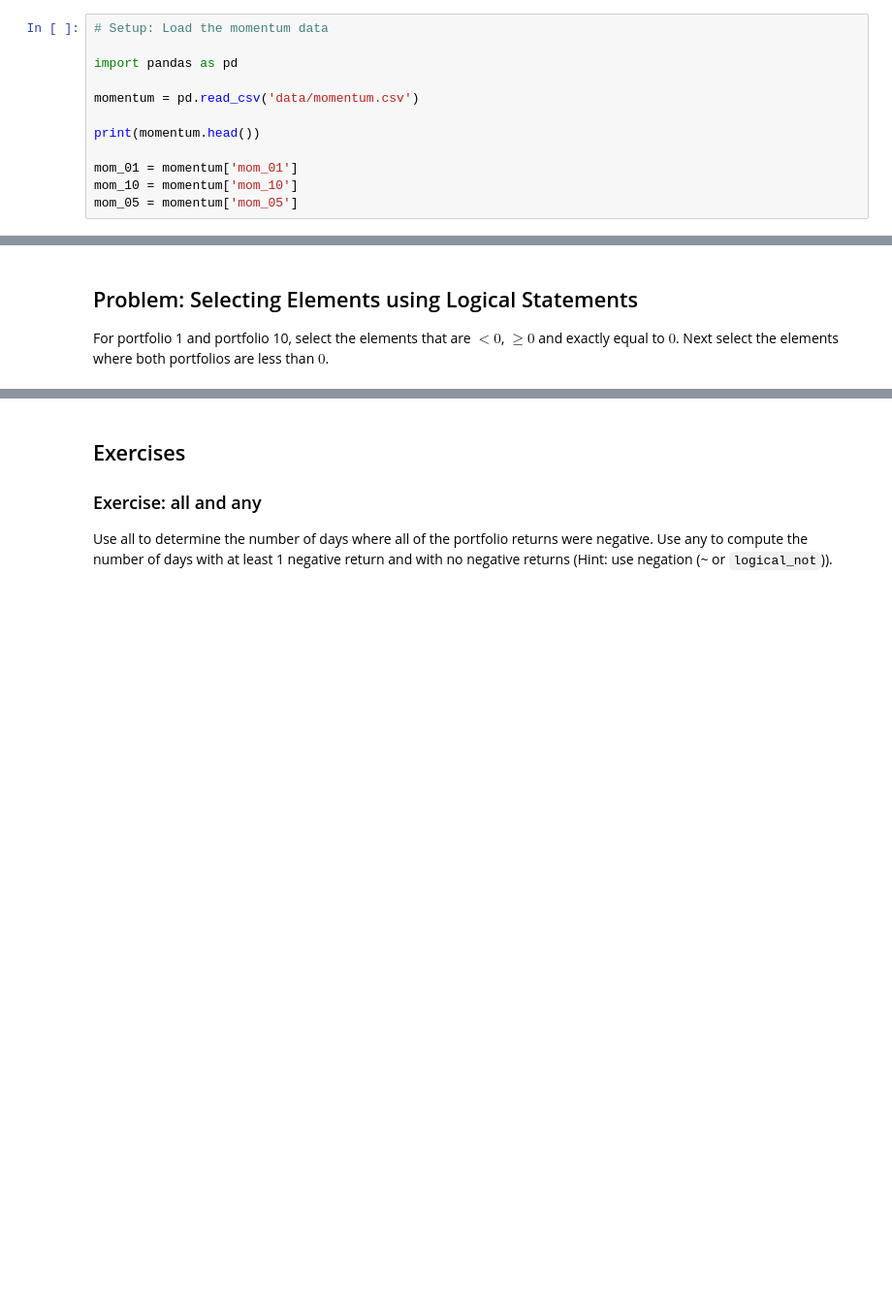
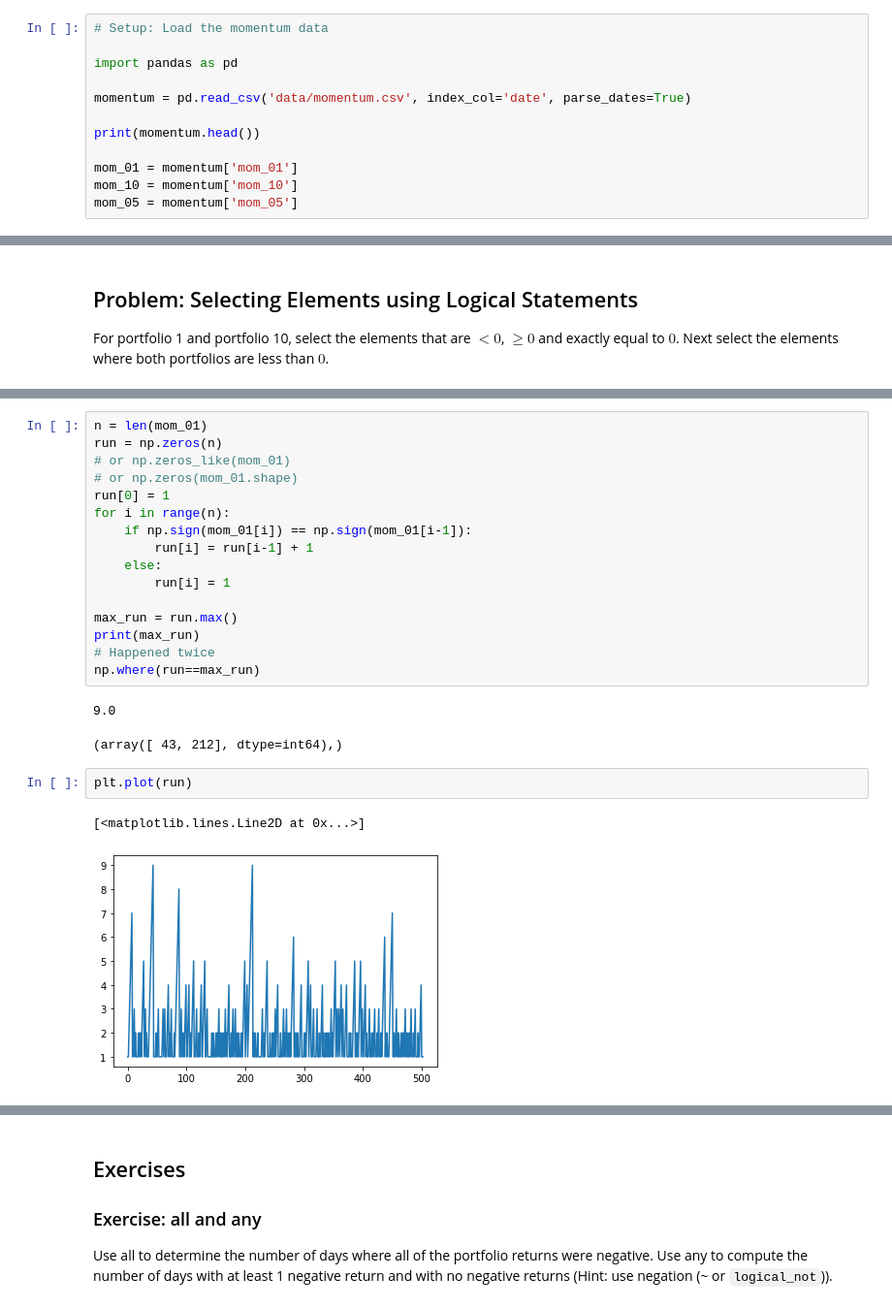
Before and after one commit to bashtage/python-introduction, a Jupyter notebook: solutions/lesson-7.ipynb, the cells around one changed output, grey strips where cells are left out. Shown at 97% size. Cells and saved outputs as stored; diff of their text form; blank space fills up the shorter version.

```diff
--- a/solutions/lesson-7.ipynb
+++ b/solutions/lesson-7.ipynb
@@ -14,7 +14,7 @@ Begin by loading the data in momentum.csv.
 
 import pandas as pd
 
-momentum = pd.read_csv('data/momentum.csv')
+momentum = pd.read_csv('data/momentum.csv', index_col='date', parse_dates=True)
 
 print(momentum.head())
 
@@ -104,3 +223,27 @@ You will need to use length and zeros.
 1. Compute the length longest run in the series and the index of the location of the longest run.
 Was it positive or negative?
 2. How many distinct runs lasted 5 or more days?
+# %%
+n = len(mom_01)
+run = np.zeros(n)
+# or np.zeros_like(mom_01)
+# or np.zeros(mom_01.shape)
+run[0] = 1
+for i in range(n):
+    if np.sign(mom_01[i]) == np.sign(mom_01[i-1]):
+        run[i] = run[i-1] + 1
+    else:
+        run[i] = 1
+
+max_run = run.max()
+print(max_run)
+# Happened twice
+np.where(run==max_run)
+# %% [output]
+9.0
+(array([ 43, 212], dtype=int64),)
+# %%
+plt.plot(run)
+# %% [output]
+[<matplotlib.lines.Line2D at 0x...>]
+[figure, added]
```
Also changed, not shown: parts of 20 cells of this notebook, 17 other files.
